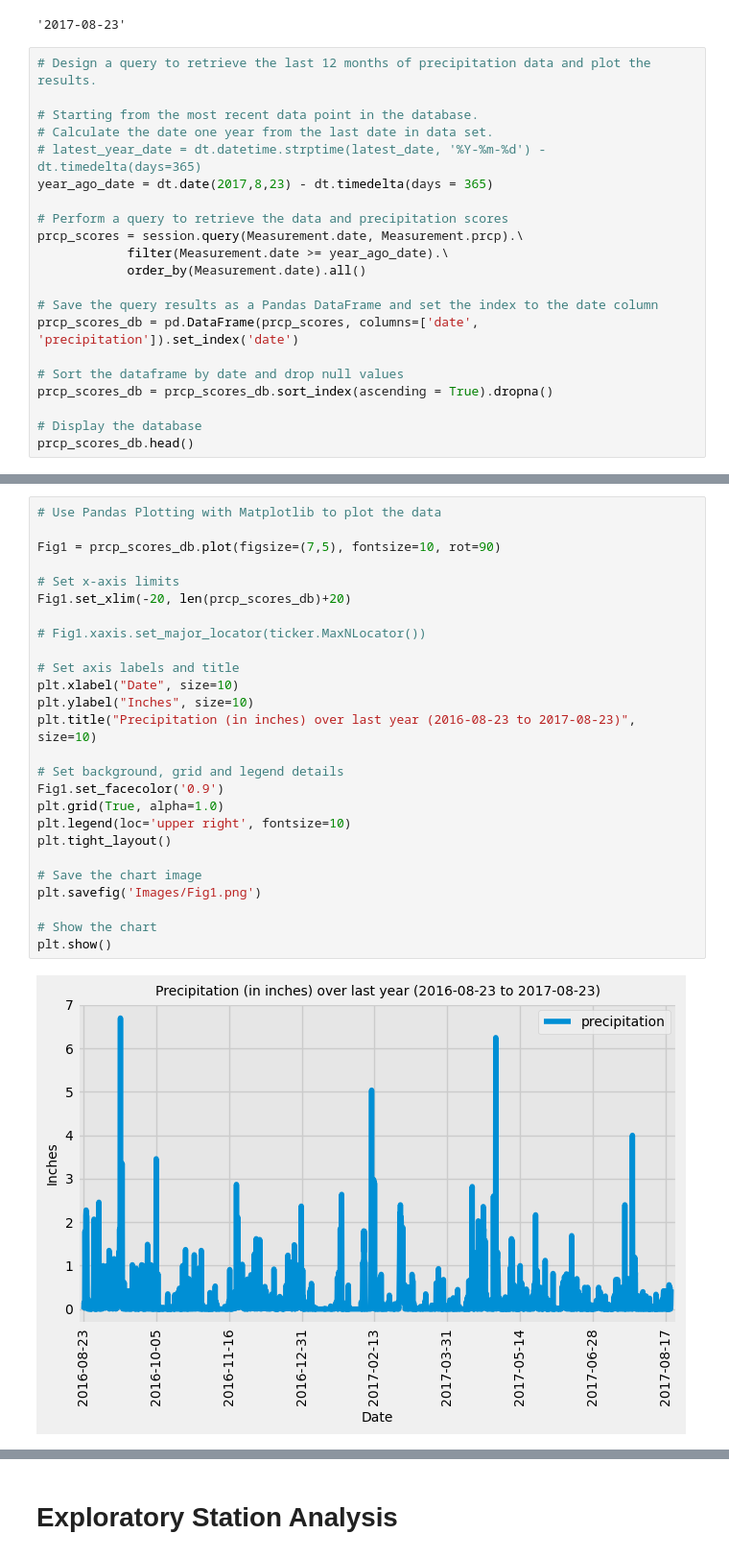
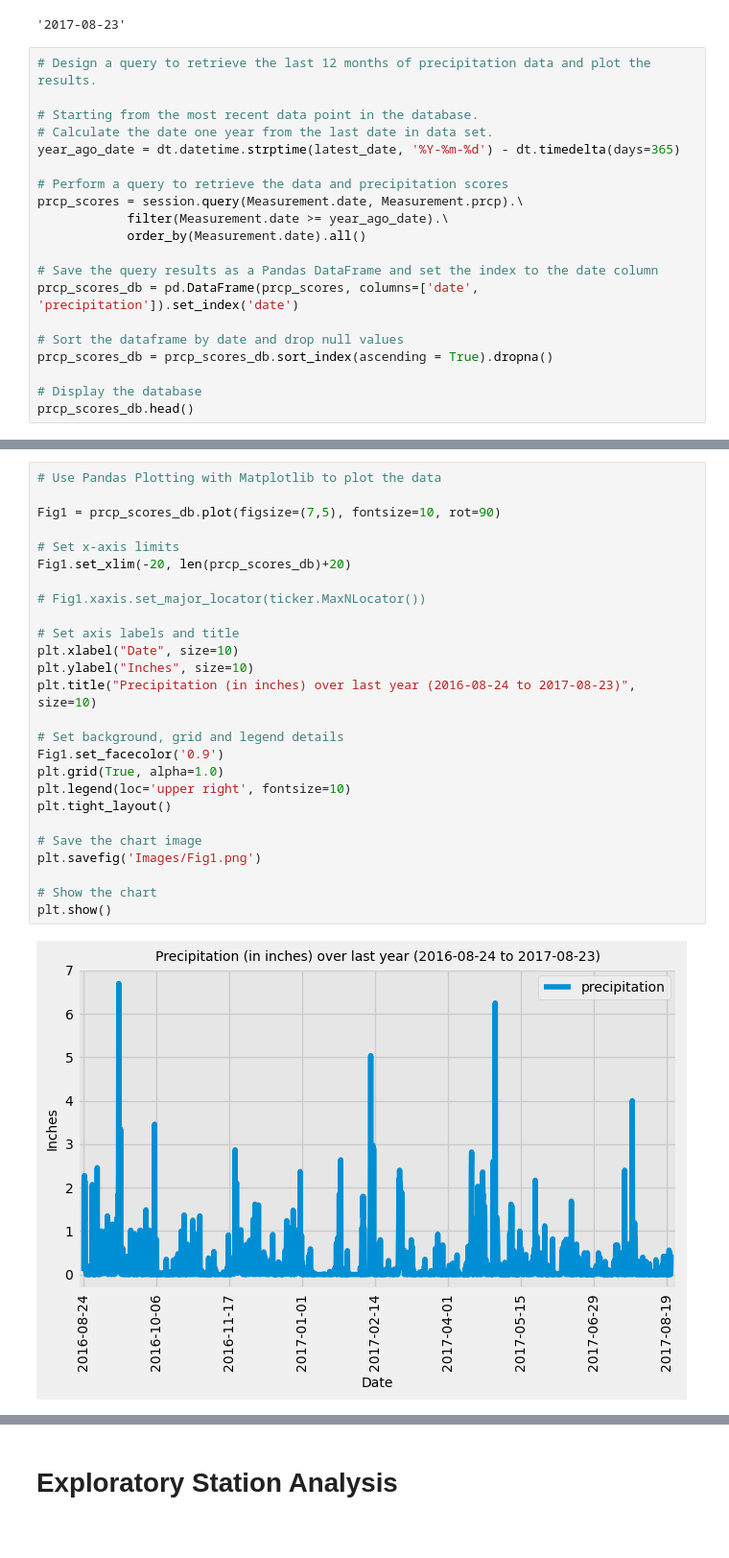
Before and after one commit to saraparveen26/SQLAlchemy---Climate-Data-Analysis-and-API-app, a Jupyter notebook: SurfsUp/climate_solved.ipynb, the cells around one changed output, grey strips where cells are left out. Shown at 96% size. Cells and saved outputs as stored; diff of their text form.

```diff
--- a/SurfsUp/climate_solved.ipynb
+++ b/SurfsUp/climate_solved.ipynb
@@ -96,8 +96,7 @@ latest_date
 
 # Starting from the most recent data point in the database.
 # Calculate the date one year from the last date in data set.
-# latest_year_date = dt.datetime.strptime(latest_date, '%Y-%m-%d') - dt.timedelta(days=365)
-year_ago_date = dt.date(2017,8,23) - dt.timedelta(days = 365)
+year_ago_date = dt.datetime.strptime(latest_date, '%Y-%m-%d') - dt.timedelta(days=365)
 
 # Perform a query to retrieve the data and precipitation scores
 prcp_scores = session.query(Measurement.date, Measurement.prcp).\
@@ -123,31 +122,31 @@ prcp_scores_db.head()
 # %%
 # Use Pandas Plotting with Matplotlib to plot the data
 
 Fig1 = prcp_scores_db.plot(figsize=(7,5), fontsize=10, rot=90)
 
 # Set x-axis limits
 Fig1.set_xlim(-20, len(prcp_scores_db)+20)
 
 # Fig1.xaxis.set_major_locator(ticker.MaxNLocator())
 
 # Set axis labels and title
 plt.xlabel("Date", size=10)
 plt.ylabel("Inches", size=10)
-plt.title("Precipitation (in inches) over last year (2016-08-23 to 2017-08-23)", size=10)
+plt.title("Precipitation (in inches) over last year (2016-08-24 to 2017-08-23)", size=10)
 
 # Set background, grid and legend details
 Fig1.set_facecolor('0.9')
 plt.grid(True, alpha=1.0)
 plt.legend(loc='upper right', fontsize=10)
 plt.tight_layout()
 
 # Save the chart image
 plt.savefig('Images/Fig1.png')
 
 # Show the chart
 plt.show()
 # %% [output]
-[figure, old version]
+[figure, new version]
 # %%
 # Use Pandas to calcualte the summary statistics for the precipitation data
 prcp_scores_db.describe()
```
Also changed, not shown: parts of 7 cells of this notebook, 3 other files.
